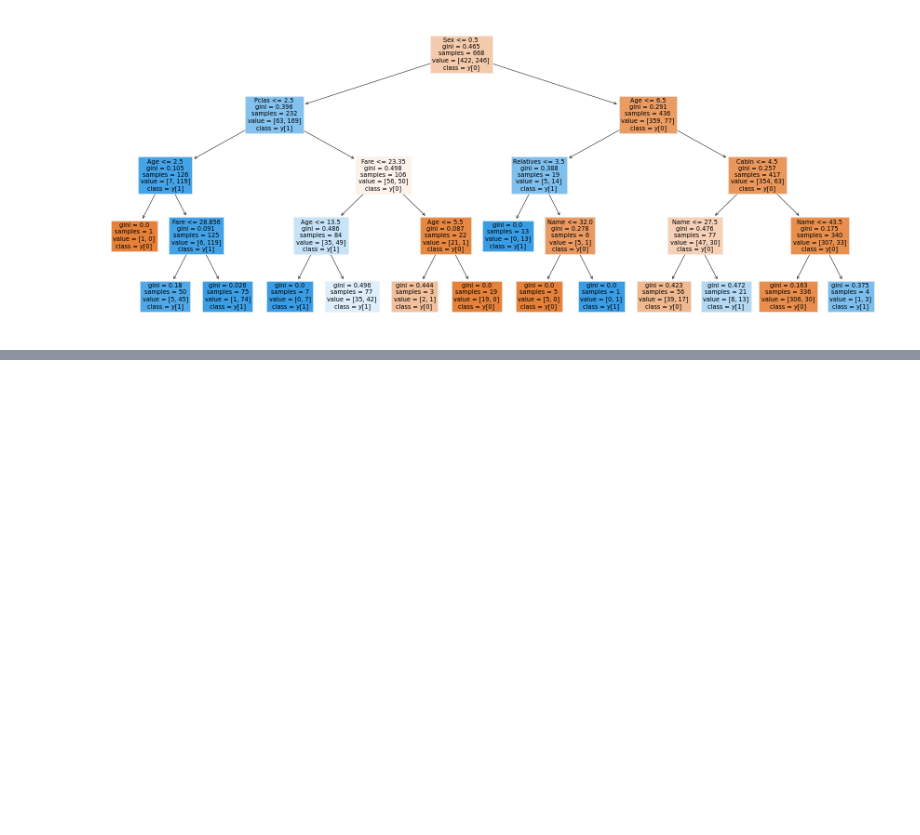
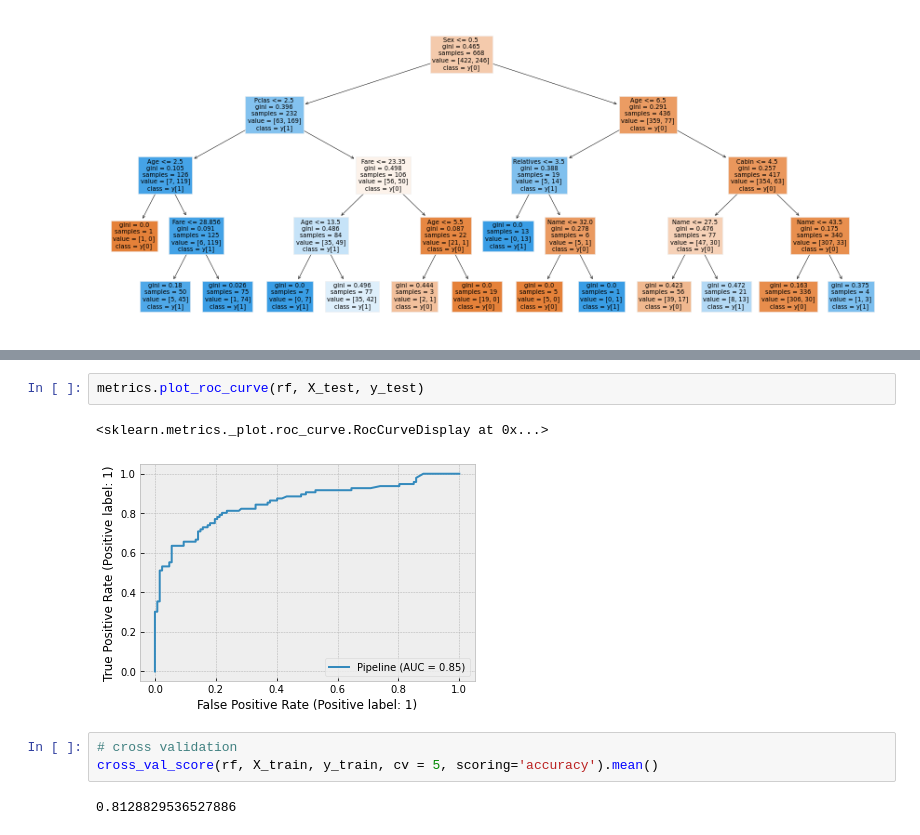
Before and after one commit to miladbehrooz/Classification_Titanic_Data, a Jupyter notebook: notebook/classification_titanic.ipynb, the cells around one changed output, grey strips where cells are left out. Saved outputs shown, nothing was run; the diff lists cells and outputs as text; blank space fills up the shorter version.

```diff
--- a/notebook/classification_titanic.ipynb
+++ b/notebook/classification_titanic.ipynb
@@ -552,0 +609,10 @@ i
+# %%
+metrics.plot_roc_curve(rf, X_test, y_test)
+# %% [output]
+<sklearn.metrics._plot.roc_curve.RocCurveDisplay at 0x...>
+[figure, added]
+# %%
+# cross validation
+cross_val_score(rf, X_train, y_train, cv = 5, scoring='accuracy').mean()
+# %% [output]
+0.8128829536527886
```
Also changed, not shown: parts of 18 cells of this notebook.
